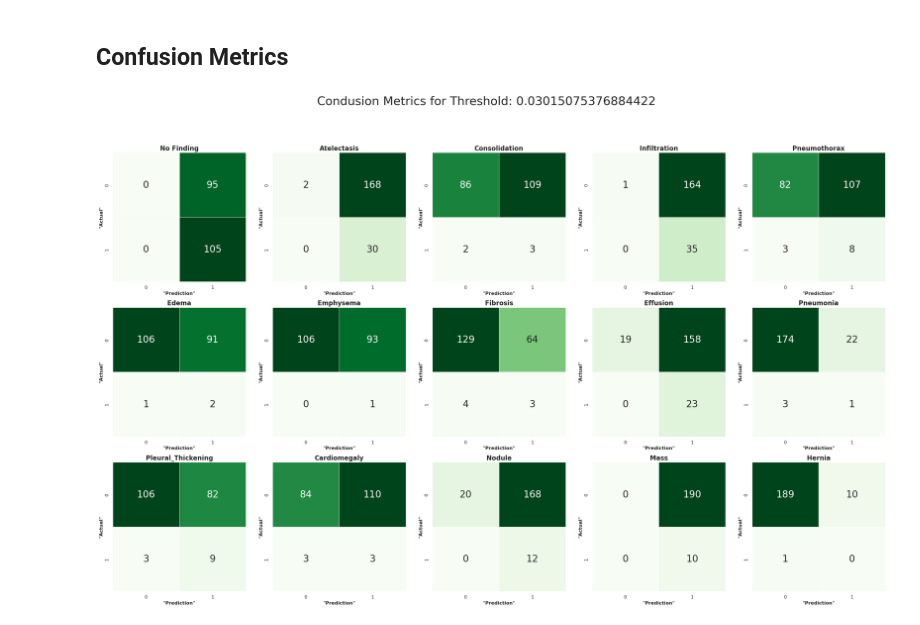
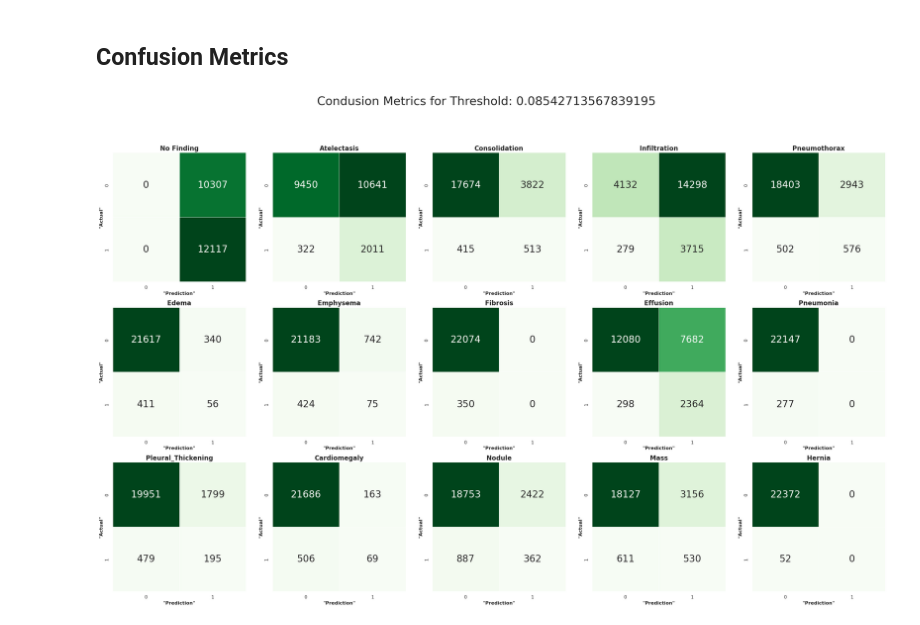
Before and after one commit to chonsawat/ChestXray-14, a Jupyter notebook: Check_AUC.ipynb, the cells around one changed output. Saved outputs shown, nothing was run; the diff lists cells and outputs as text; code cells hidden in the pictures.

```diff
--- a/Check_AUC.ipynb
+++ b/Check_AUC.ipynb
@@ -37,14 +15,17 @@ array([[1, 0, 0, ..., 0, 0, 0],
 # %%
 # Constant variables
 # NAME = "ResNet50"
-EPOCHS = 10
+EPOCHS = 100
 NUM_FOLDS = 5
 
 dataset = Dataset()
-fold_num = 1
+fold_num = 3
 
 # Dataset
-train_dataset, test_dataset = dataset.get_kfold(fold_num, sample=True)
+train_dataset, test_dataset = dataset.get_kfold(fold_num, sample=False)
+
+# Get y_true
+y_true = get_y_true(test_dataset)
 
 # Modeling
-model = tf.keras.models.load_model("results/models/DenseNet121_fold1.h5")
+model = tf.keras.models.load_model("results/models/Resnet50_imagenet_fold_{}.h5".format(fold_num))
@@ -178,0 +164,3 @@ plt.show()
+# %%
+best_f1_arg = f1_thresholds_average_list.argmax(axis=0)[1]
+f1_thresholds_average_list[best_f1_arg]
@@ -265,15 +257,15 @@ def plot_confusion_metics(confusion_metrics, threshold):
 # %%
 import numpy as np
 import tensorflow_addons as tfa
 
 for thresh_value in thresholds[:2]:
-    thresh_value = thresholds[6]
+    thresh_value = thresholds[best_f1_arg]
     metric = tfa.metrics.MultiLabelConfusionMatrix(num_classes=15)
     metric.update_state(y_true,
                         np.greater_equal(y_preds, thresh_value).astype('int8'))
     result = metric.result()
     plot_confusion_metics(result, thresh_value)
     plt.show()
     break
 # %% [output]
-[figure, old version]
+[figure, new version]
```
Also changed, not shown: parts of 12 cells of this notebook, 2 other files.
